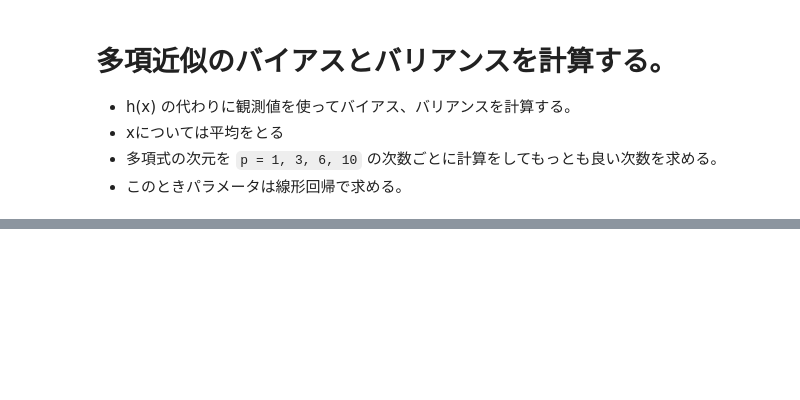
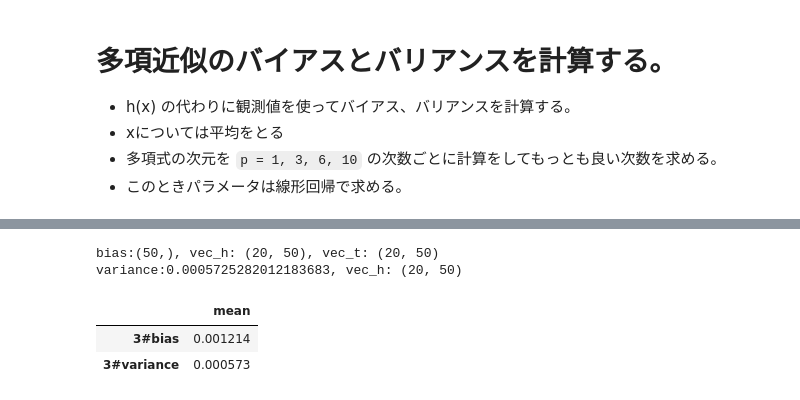
Before and after one commit to ya-mori/python-note, a Jupyter notebook: training/bias_variance.ipynb, the cells around one changed output, grey strips where cells are left out. Saved outputs shown, nothing was run; the diff lists cells and outputs as text; code cells hidden in the pictures; blank space fills up the shorter version.

```diff
--- a/training/bias_variance.ipynb
+++ b/training/bias_variance.ipynb
@@ -146,3 +166,59 @@ memory.total()
+# %%
+def cal_bias(vec_h, vec_t):
+    '''
+    バイアスを計算します
+    '''
+    mean_h = vec_h.mean(axis=0)
+    item =  mean_h - vec_t.mean(axis=0)
+    result = (item ** 2)
+    print(f"bias:{result.shape}, vec_h: {vec_h.shape}, vec_t: {vec_t.shape}")
+    return result
+
+def cal_variance(vec_h):
+    '''
+    バリアンスを計算します
+    '''
+    mean_h = vec_h.mean(axis=0)
+    item = vec_h - mean_h
+    result = np.mean(item ** 2)
+    print(f"variance:{result}, vec_h: {vec_h.shape}")
+    return result
+# %%
+def run(data, p, memory):
+    '''
+    渡された次数で、バイアスとバリアンスを計算してメモリーに保存します。
+    '''
+    for y in data.nd_y:
+        vec_h = fit(data.x, y, p)
+        data.save(vec_h)
+    vec_h = data.nd_h
+    vec_y = data.nd_y
+#     print(f"vec_h : {vec_h.shape}")
+#     print(f"vec_y : {vec_y.shape}")
+#     for h, y in zip(vec_h, vec_y):
+#         memory.savings(str(p)+'#bias', cal_bias(h, y))
+#         memory.savings(str(p)+'#variance', cal_variance(h))
+    memory.savings(str(p)+'#bias', cal_bias(vec_h, vec_y))
+    memory.savings(str(p)+'#variance', cal_variance(vec_h))
+
+    return memory
+
+# test
+x_size = 50
+vec_x = np.linspace(0, 1, x_size)
+data = DataSets(vec_x)
+for i in range(20):
+    data.add(get_data(vec_x))
+
+memory = Aggregator()
+memory = run(data, 3, memory)
+memory.total()
+# %% [output]
+bias:(50,), vec_h: (20, 50), vec_t: (20, 50)
+variance:0.0005725282012183683, vec_h: (20, 50)
+|  | mean |
+| 3#bias | 0.001214 |
+| 3#variance | 0.000573 |
 # %%
 def main():
     memory = Aggregator()
```
Also changed, not shown: parts of 9 cells of this notebook, 2 other files.
